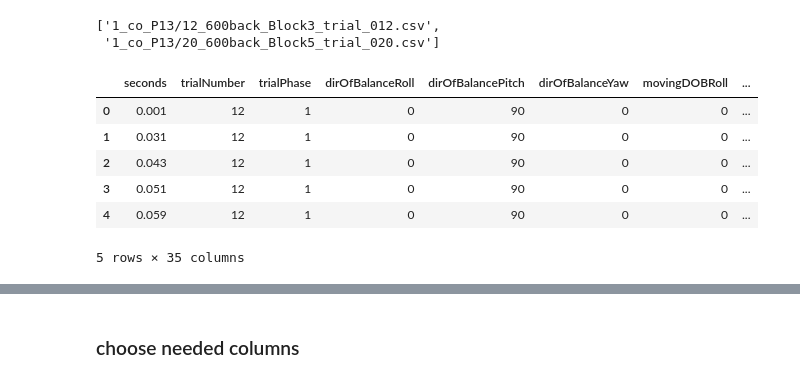
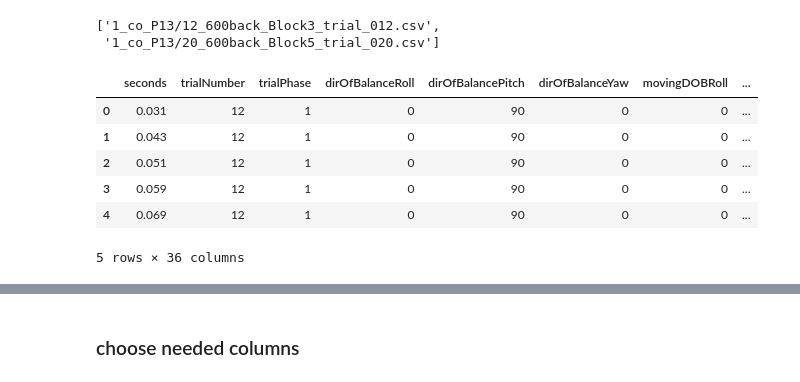
Before and after one commit to yonglin-wang/spacecraft-crash-predictor, a Jupyter notebook: Codes/data .ipynb, the cells around one changed output, grey strips where cells are left out. Saved outputs shown, nothing was run; the diff lists cells and outputs as text; code cells hidden in the pictures.

```diff
--- a/Codes/data .ipynb
+++ b/Codes/data .ipynb
@@ -30,24 +32,32 @@ all_path[0:2]
 # %%
 ######## put all data into one file and add datetime column ########
 dfs = []
 for file in all_path:
     df = pd.read_csv(file, low_memory=False)
     df['peopleName'] = file[:8]
     df['trialName'] = file[9:]
     df['peopleTrialKey'] = file
+
+    ### add a datatime column into the data
     df['datetime'] = '1970-01-01'
     df['datetimeNew'] = pd.to_datetime(df['datetime']) + pd.to_timedelta(df[';seconds'], unit='s')
-    df.drop(['datetime'], axis=1, inplace=True)
+
+    ### calculate new velocity
+    df['seconds_shift1'] = df[';seconds'].shift(1)
+    df['currentPosRoll_shift'] = df['currentPosRoll'].shift(1)
+    df['calculated_vel'] = (df['currentPosRoll'] - df['currentPosRoll_shift'] )/ (df[';seconds'] - df['seconds_shift1'])
+    df.dropna(inplace=True)
+    df.drop(['datetime', 'seconds_shift1','currentPosRoll_shift'], axis=1, inplace=True)
 
     dfs.append(df)
 data_all = pd.concat(dfs, ignore_index=True)
 data_all = data_all.rename(columns={";seconds": "seconds"})
 data_all.head()
 # %% [output]
 |  | seconds | trialNumber | trialPhase | dirOfBalanceRoll | dirOfBalancePitch | dirOfBalanceYaw | movingDOBRoll | ... |
-| 0 | 0.001 | 12 | 1 | 0 | 90 | 0 | 0 | ... |
-| 1 | 0.031 | 12 | 1 | 0 | 90 | 0 | 0 | ... |
-| 2 | 0.043 | 12 | 1 | 0 | 90 | 0 | 0 | ... |
-| 3 | 0.051 | 12 | 1 | 0 | 90 | 0 | 0 | ... |
-| 4 | 0.059 | 12 | 1 | 0 | 90 | 0 | 0 | ... |
+| 0 | 0.031 | 12 | 1 | 0 | 90 | 0 | 0 | ... |
+| 1 | 0.043 | 12 | 1 | 0 | 90 | 0 | 0 | ... |
+| 2 | 0.051 | 12 | 1 | 0 | 90 | 0 | 0 | ... |
+| 3 | 0.059 | 12 | 1 | 0 | 90 | 0 | 0 | ... |
+| 4 | 0.069 | 12 | 1 | 0 | 90 | 0 | 0 | ... |
-5 rows × 35 columns
+5 rows × 36 columns
```
Also changed, not shown: parts of 59 cells of this notebook.
